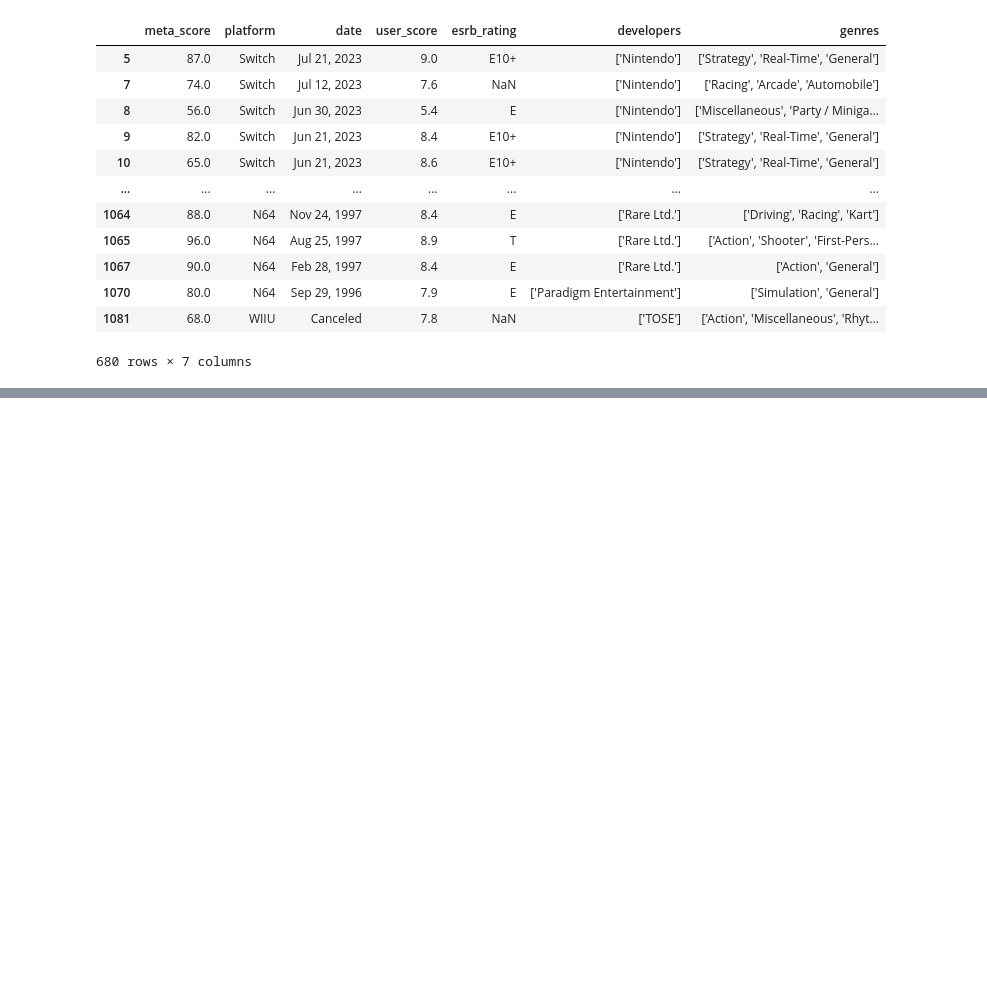
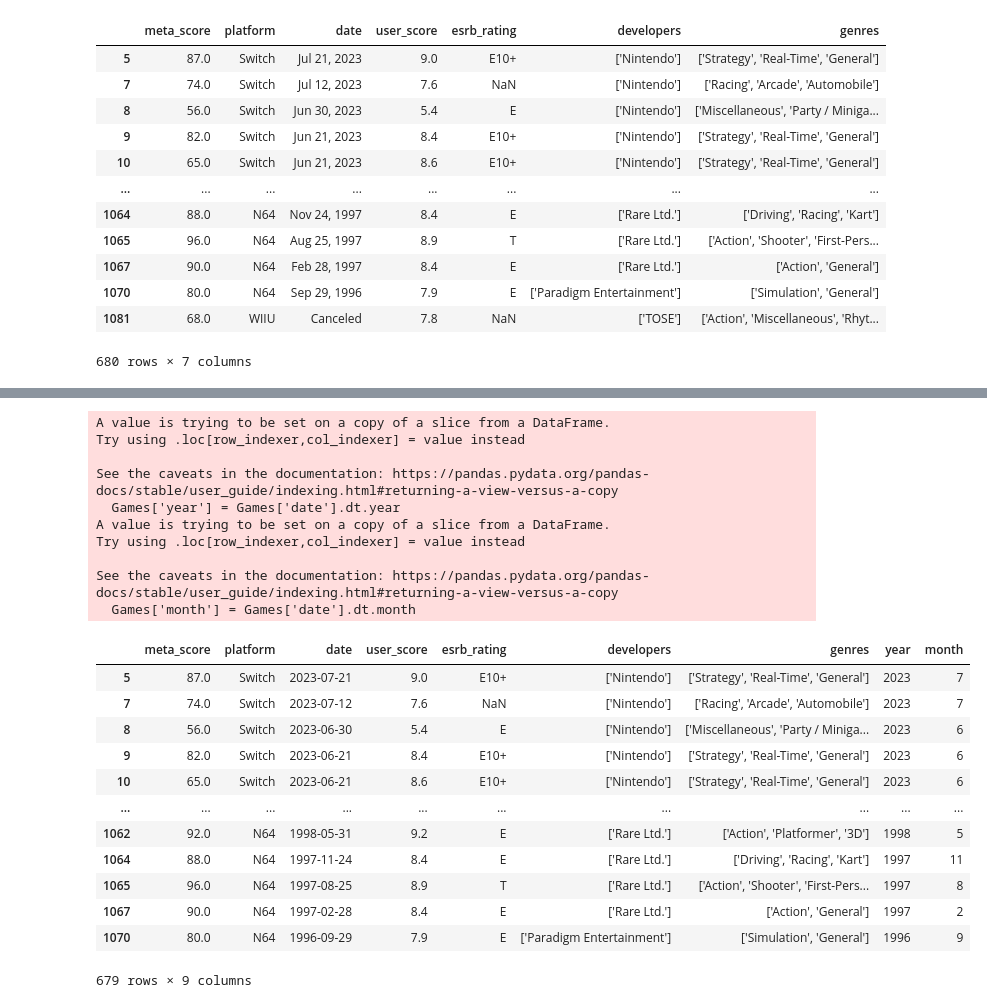
Before and after one commit to brianellis1997/Nintendo_Games, a Jupyter notebook: Analysis.ipynb, the cells around one changed output, grey strips where cells are left out. Cells and saved outputs as stored; diff of their text form; code cells hidden in the pictures; blank space fills up the shorter version.

Commit message:
Considering what to do with multivariable genre

```diff
--- a/Analysis.ipynb
+++ b/Analysis.ipynb
@@ -165,0 +171,3 @@ Games
+# %%
+Games = Games[Games['date'] != 'Canceled']
+Games
@@ -165,0 +188,3 @@ Games
+# %%
+Games['date'] = pd.to_datetime(Games['date'])
+Games['date']
@@ -165,0 +209,33 @@ Games
+# %%
+# Year is the most important but month may prove useful as well
+
+# Make separate year and month columns
+
+Games['year'] = Games['date'].dt.year
+Games['month'] = Games['date'].dt.month
+
+Games
+# %% [output]
+A value is trying to be set on a copy of a slice from a DataFrame.
+Try using .loc[row_indexer,col_indexer] = value instead
+
+See the caveats in the documentation: https://pandas.pydata.org/pandas-docs/stable/user_guide/indexing.html#returning-a-view-versus-a-copy
+  Games['year'] = Games['date'].dt.year
+A value is trying to be set on a copy of a slice from a DataFrame.
+Try using .loc[row_indexer,col_indexer] = value instead
+
+See the caveats in the documentation: https://pandas.pydata.org/pandas-docs/stable/user_guide/indexing.html#returning-a-view-versus-a-copy
+  Games['month'] = Games['date'].dt.month
+|  | meta_score | platform | date | user_score | esrb_rating | developers | genres | year | month |
+| 5 | 87.0 | Switch | 2023-07-21 | 9.0 | E10+ | ['Nintendo'] | ['Strategy', 'Real-Time', 'General'] | 2023 | 7 |
+| 7 | 74.0 | Switch | 2023-07-12 | 7.6 | NaN | ['Nintendo'] | ['Racing', 'Arcade', 'Automobile'] | 2023 | 7 |
+| 8 | 56.0 | Switch | 2023-06-30 | 5.4 | E | ['Nintendo'] | ['Miscellaneous', 'Party / Miniga... | 2023 | 6 |
+| 9 | 82.0 | Switch | 2023-06-21 | 8.4 | E10+ | ['Nintendo'] | ['Strategy', 'Real-Time', 'General'] | 2023 | 6 |
+| 10 | 65.0 | Switch | 2023-06-21 | 8.6 | E10+ | ['Nintendo'] | ['Strategy', 'Real-Time', 'General'] | 2023 | 6 |
+| ... | ... | ... | ... | ... | ... | ... | ... | ... | ... |
+| 1062 | 92.0 | N64 | 1998-05-31 | 9.2 | E | ['Rare Ltd.'] | ['Action', 'Platformer', '3D'] | 1998 | 5 |
+| 1064 | 88.0 | N64 | 1997-11-24 | 8.4 | E | ['Rare Ltd.'] | ['Driving', 'Racing', 'Kart'] | 1997 | 11 |
+| 1065 | 96.0 | N64 | 1997-08-25 | 8.9 | T | ['Rare Ltd.'] | ['Action', 'Shooter', 'First-Pers... | 1997 | 8 |
+| 1067 | 90.0 | N64 | 1997-02-28 | 8.4 | E | ['Rare Ltd.'] | ['Action', 'General'] | 1997 | 2 |
+| 1070 | 80.0 | N64 | 1996-09-29 | 7.9 | E | ['Paradigm Entertainment'] | ['Simulation', 'General'] | 1996 | 9 |
+679 rows × 9 columns
```
Also changed, not shown: parts of 7 cells of this notebook.
